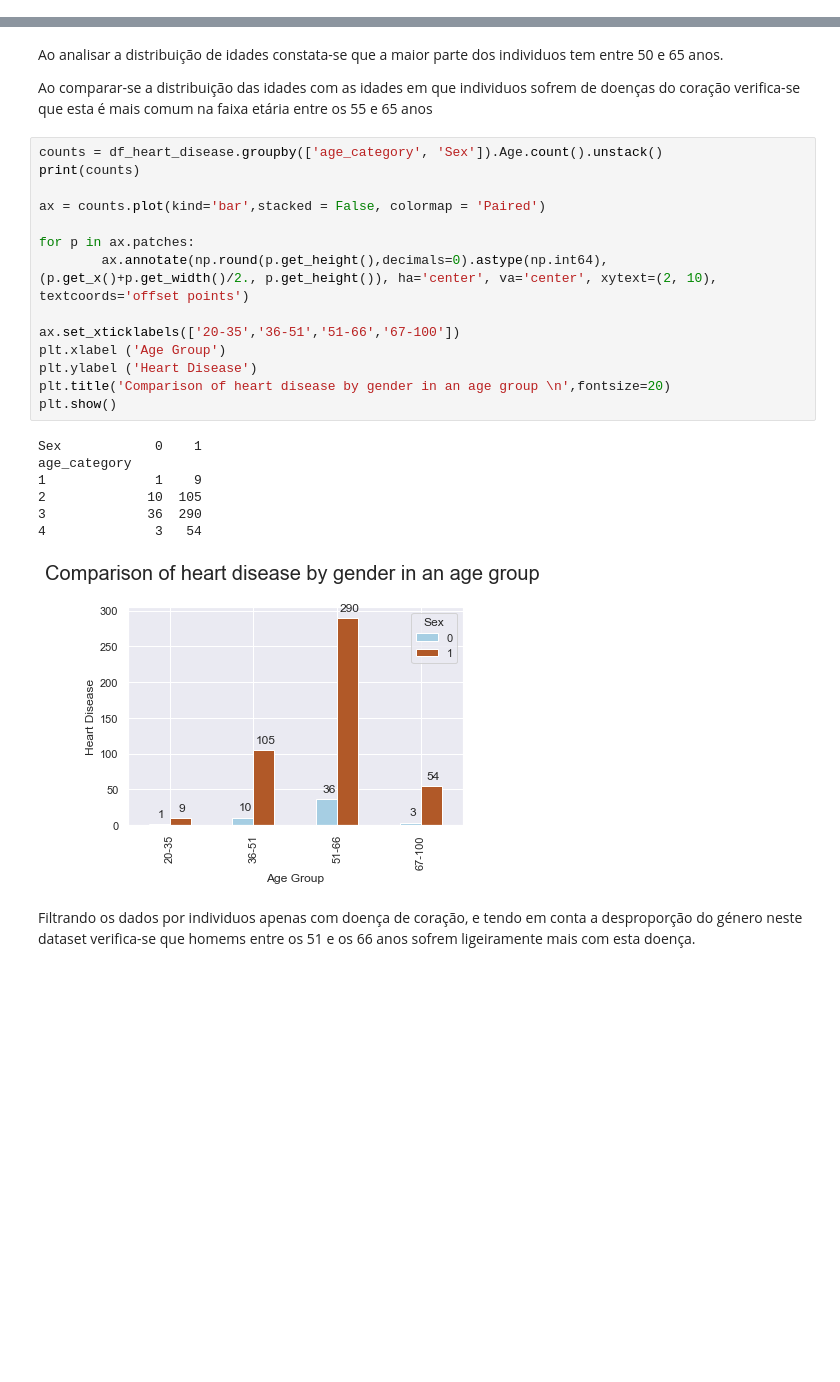
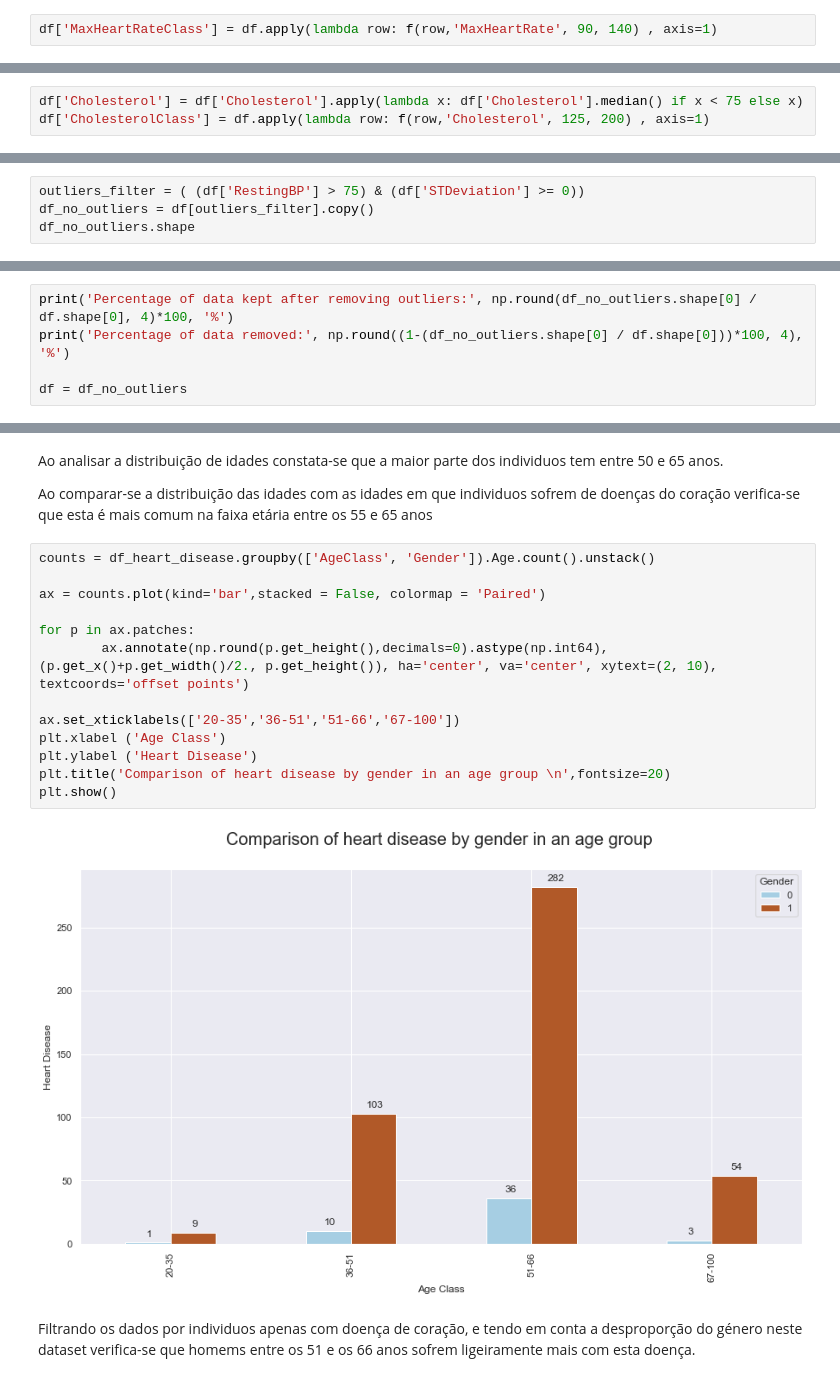
Before and after one commit to MiguelDordio/HeartDiseaseAnalysis, a Jupyter notebook: notebooks/heart_disease.ipynb, the cells around one changed output, grey strips where cells are left out. Cells and saved outputs as stored; diff of their text form; blank space fills up the shorter version.

Commit message:
Improved project sturcture and data explanation

```diff
--- a/notebooks/heart_disease.ipynb
+++ b/notebooks/heart_disease.ipynb
@@ -191,3 +228,5 @@ df['RestingBP_type'] = df.apply(lambda row: f(row,'RestingBP', 90, 140) , axis=1
+# %%
+df['MaxHeartRateClass'] = df.apply(lambda row: f(row,'MaxHeartRate', 90, 140) , axis=1)
 # %% [markdown]
 Data set final após Data Wrangling.
 # %%
@@ -234,0 +337,3 @@ which is caused by cholesterol-clogged coronary arteries.
+# %%
+df['Cholesterol'] = df['Cholesterol'].apply(lambda x: df['Cholesterol'].median() if x < 75 else x)
+df['CholesterolClass'] = df.apply(lambda row: f(row,'Cholesterol', 125, 200) , axis=1)
@@ -234,0 +363,4 @@ which is caused by cholesterol-clogged coronary arteries.
+# %%
+outliers_filter = ( (df['RestingBP'] > 75) & (df['STDeviation'] >= 0))
+df_no_outliers = df[outliers_filter].copy()
+df_no_outliers.shape
@@ -234,0 +369,5 @@ which is caused by cholesterol-clogged coronary arteries.
+# %%
+print('Percentage of data kept after removing outliers:', np.round(df_no_outliers.shape[0] / df.shape[0], 4)*100, '%')
+print('Percentage of data removed:', np.round((1-(df_no_outliers.shape[0] / df.shape[0]))*100, 4), '%')
+
+df = df_no_outliers
@@ -266,27 +417,20 @@ Ao analisar a distribuição de idades constata-se que a maior parte dos individ
 Ao comparar-se a distribuição das idades com as idades em que individuos sofrem de
 doenças do coração verifica-se que esta é mais comum na faixa etária entre os 55 e 65 anos
 # %%
-counts = df_heart_disease.groupby(['age_category', 'Sex']).Age.count().unstack()
-print(counts)
+counts = df_heart_disease.groupby(['AgeClass', 'Gender']).Age.count().unstack()
 
 ax = counts.plot(kind='bar',stacked = False, colormap = 'Paired')
 
 for p in ax.patches:
         ax.annotate(np.round(p.get_height(),decimals=0).astype(np.int64), (p.get_x()+p.get_width()/2., p.get_height()), ha='center', va='center', xytext=(2, 10), textcoords='offset points')
 
 ax.set_xticklabels(['20-35','36-51','51-66','67-100'])
-plt.xlabel ('Age Group')
+plt.xlabel ('Age Class')
 plt.ylabel ('Heart Disease')
 plt.title('Comparison of heart disease by gender in an age group \n',fontsize=20)
 plt.show()
 # %% [output]
-Sex            0    1
-age_category
-1              1    9
-2             10  105
-3             36  290
-4              3   54
-[figure, old version]
+[figure, new version]
 # %% [markdown]
 Filtrando os dados por individuos apenas com doença de coração, e tendo em conta a desproporção do género neste dataset
 verifica-se que homems entre os 51 e os 66 anos sofrem ligeiramente mais com esta doença.
```
Also changed, not shown: parts of 93 cells of this notebook.
